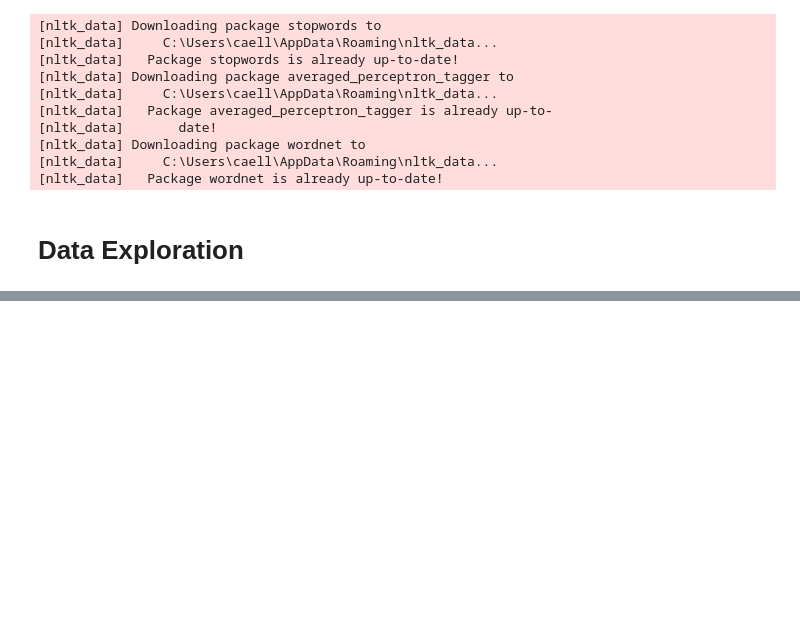
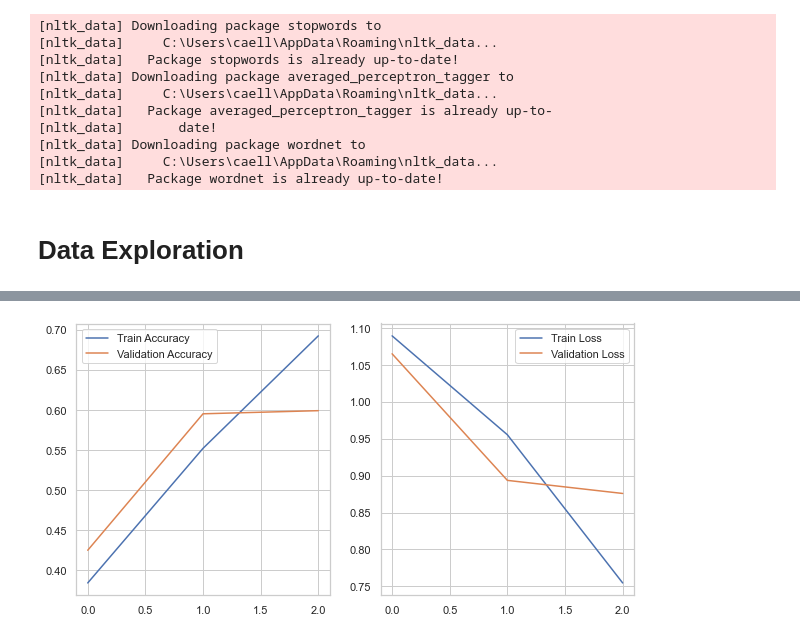
Before and after one commit to Caellwyn/product-flexible-twitter-sentiment-analysis, a Jupyter notebook: reports/report_notebook.ipynb, the cells around one changed output, grey strips where cells are left out. Saved outputs shown, nothing was run; the diff lists cells and outputs as text; code cells hidden in the pictures; blank space fills up the shorter version.

```diff
--- a/reports/report_notebook.ipynb
+++ b/reports/report_notebook.ipynb
@@ -84,0 +126,35 @@ np.random.seed(111)
+# %%
+def make_CNN(dictionary_length,sequence_len):
+    model = Sequential()
+
+    # add embedding layer as input
+    embedding_size = 64
+    model.add(Embedding(input_dim=dictionary_length,
+                        output_dim=embedding_size,
+                        input_length=sequence_len))
+    # feed embeded features into 1 dimensional convolutional layer
+    model.add(Conv1D(filters=64, kernel_size=5, activation='tanh'))
+    # dropout to prevent over-fitting
+    model.add(Dropout(0.7))
+    # aggregate function after convolution
+    model.add(MaxPooling1D(pool_size=3))
+    model.add(Flatten())
+    # Adding dense layers with dropout for classification on the features generated by embedding and conv layers
+    model.add(Dense(units=30, activation='tanh'))
+    model.add(Dropout(.5))
+    model.add(Dense(units=10, activation='tanh'))
+    model.add(Dropout(.5))
+    model.add(Dense(units=3, activation='softmax'))
+    # compile for optimizing accuracy
+    model.compile(loss='categorical_crossentropy', optimizer='adam', metrics=['acc'])
+    return model
+# %%
+CNN =  make_CNN(dictionary_length,sequence_len)
+history = CNN.fit(X_train_NN, pd.get_dummies(y_train),
+                     epochs=3,
+                     batch_size=128,
+                     validation_data = (X_test_NN ,pd.get_dummies(y_test)),
+                     verbose = 0)
+me.graph_model_history(history)
+# %% [output]
+[figure, added]
```
Also changed, not shown: parts of 25 cells of this notebook, 1 other file.
